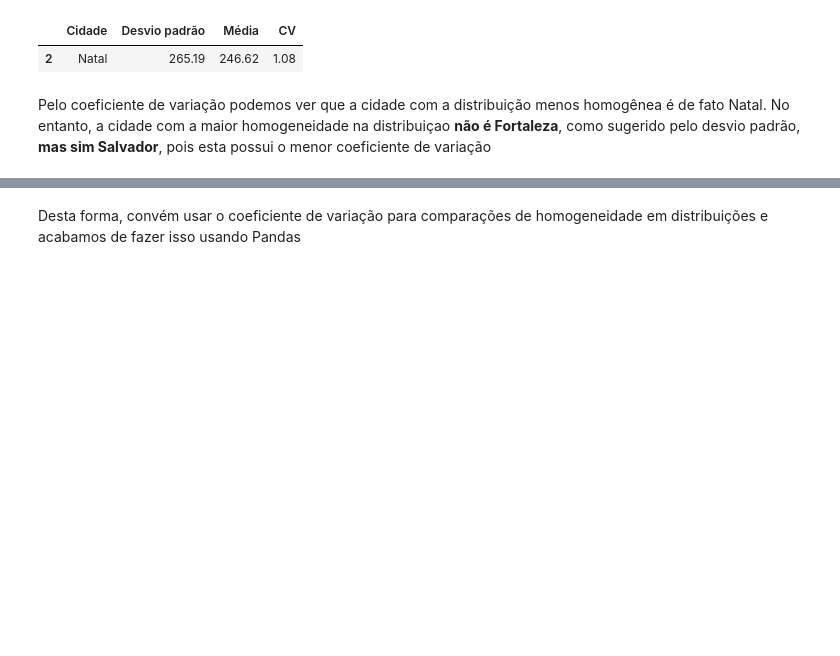
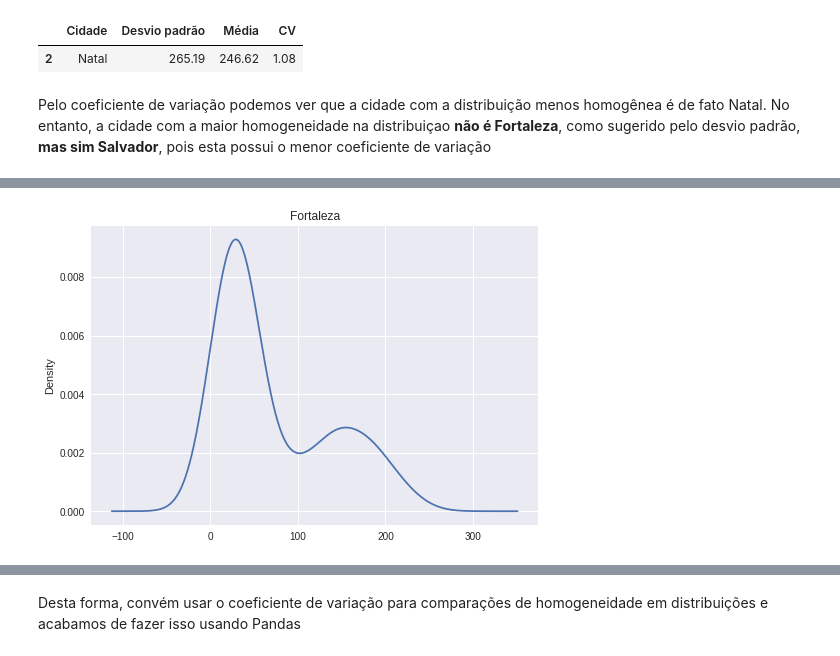
Before and after one commit to shl0mo/AnaliseDados_DIO-Pandas, a Jupyter notebook: AnaliseDados_DIO_Pandas.ipynb, the cells around one changed output, grey strips where cells are left out. Drawn from its saved outputs; the diff is of its cells as text; code cells hidden in the pictures; blank space fills up the shorter version.

```diff
--- a/AnaliseDados_DIO_Pandas.ipynb
+++ b/AnaliseDados_DIO_Pandas.ipynb
@@ -931,0 +940,4 @@ Pelo coeficiente de variação podemos ver que a cidade com a distribuição men
+# %%
+df2['Vendas'].plot.kde(title='Fortaleza');
+# %% [output]
+[figure, added]
```
Also changed, not shown: parts of 46 cells of this notebook.
